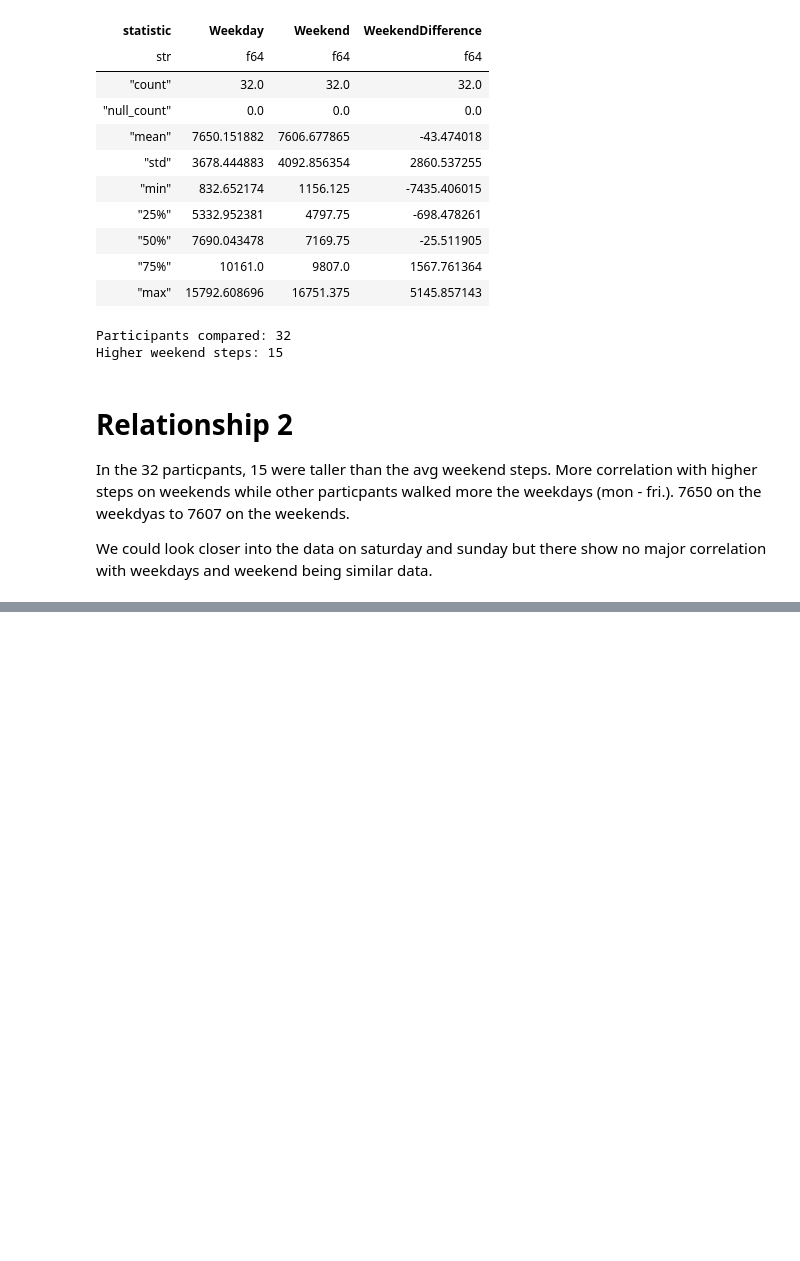
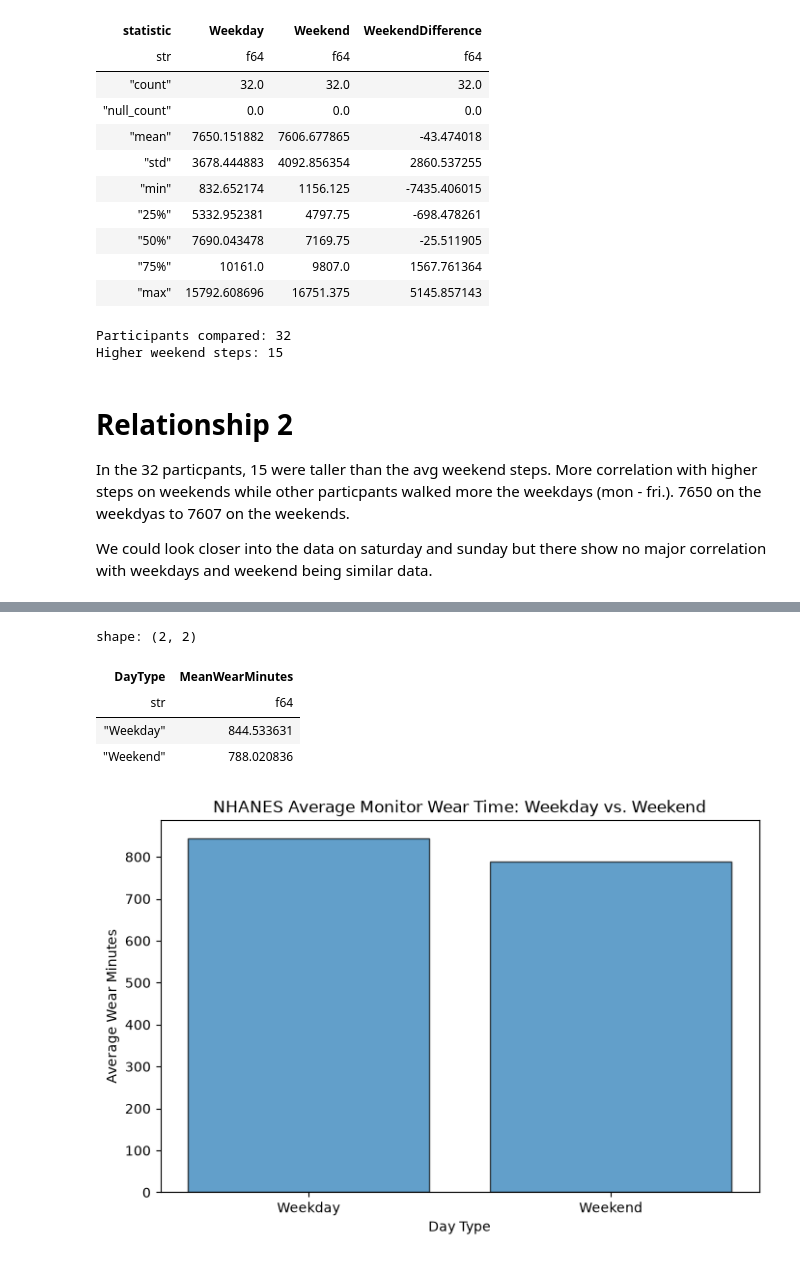
Before and after one commit to gcisne4/cs418-Fitness-Analytics, a Jupyter notebook: eda.ipynb, the cells around one changed output, grey strips where cells are left out. Saved outputs shown, nothing was run; the diff lists cells and outputs as text; code cells hidden in the pictures; blank space fills up the shorter version.

```diff
--- a/eda.ipynb
+++ b/eda.ipynb
@@ -474,0 +899,54 @@ We could look closer into the data on saturday and sunday but there show no majo
+# %%
+# Compare weekday and weekend monitor wear time
+
+nhanes_weekday_data = (
+    nhanes_clean
+    .with_columns(
+        pl.col("PAXDAYD").cast(pl.Int64),
+        pl.col("PAXDAYWD").cast(pl.Int64)
+    )
+    .filter(
+        pl.col("PAXDAYD").is_between(2, 8)
+    )
+    .with_columns(
+        pl.when(pl.col("PAXDAYWD").is_in([1, 7]))
+        .then(pl.lit("Weekend"))
+        .otherwise(pl.lit("Weekday"))
+        .alias("DayType")
+    )
+)
+
+# Calculate average wear time by day type
+nhanes_weekday_summary = (
+    nhanes_weekday_data
+    .group_by("DayType")
+    .agg(
+        pl.col("PAXWWMD").mean().alias("MeanWearMinutes")
+    )
+    .sort("DayType")
+)
+
+display(nhanes_weekday_summary)
+
+# Create bar chart
+plt.figure(figsize=(8, 5))
+
+plt.bar(
+    nhanes_weekday_summary["DayType"].to_list(),
+    nhanes_weekday_summary["MeanWearMinutes"].to_numpy(),
+    edgecolor="black",
+    alpha=0.7
+)
+
+plt.xlabel("Day Type")
+plt.ylabel("Average Wear Minutes")
+plt.title("NHANES Average Monitor Wear Time: Weekday vs. Weekend")
+
+plt.show()
+# %% [output]
+shape: (2, 2)
+| DayType | MeanWearMinutes |
+| str | f64 |
+| "Weekday" | 844.533631 |
+| "Weekend" | 788.020836 |
+[figure, added]
```
Also changed, not shown: parts of 36 cells of this notebook, 2 other files.
